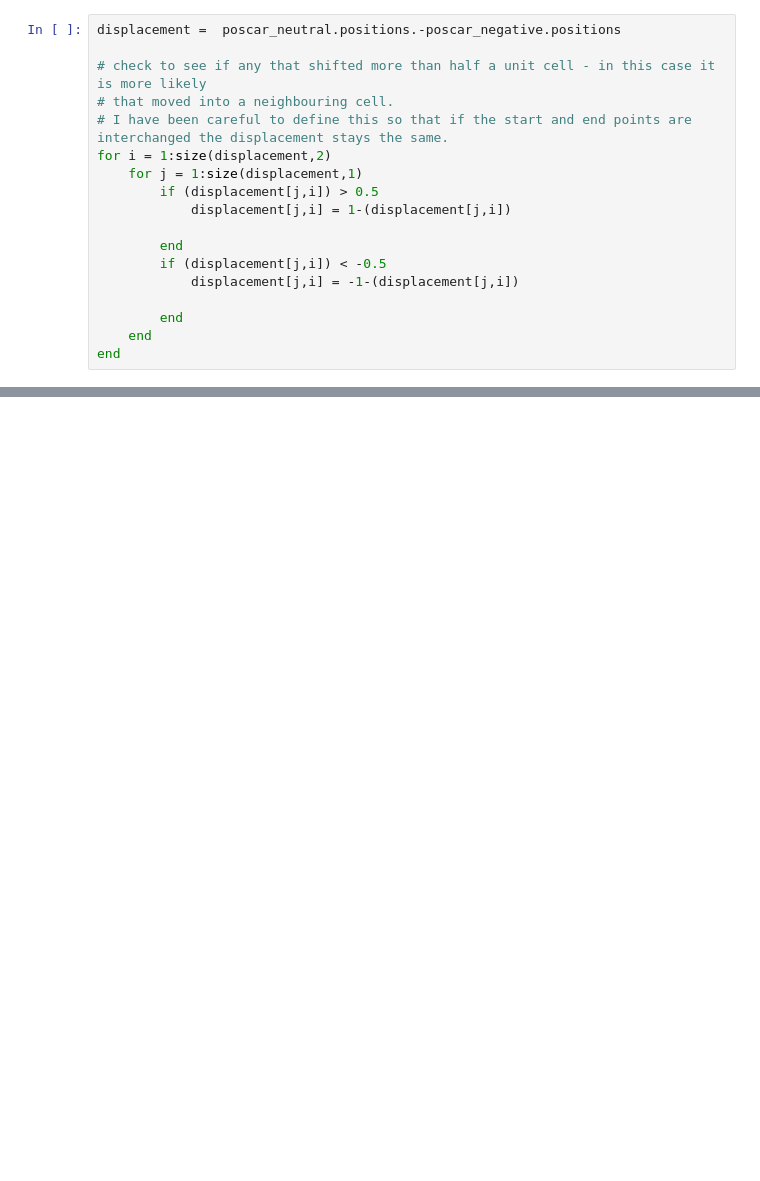
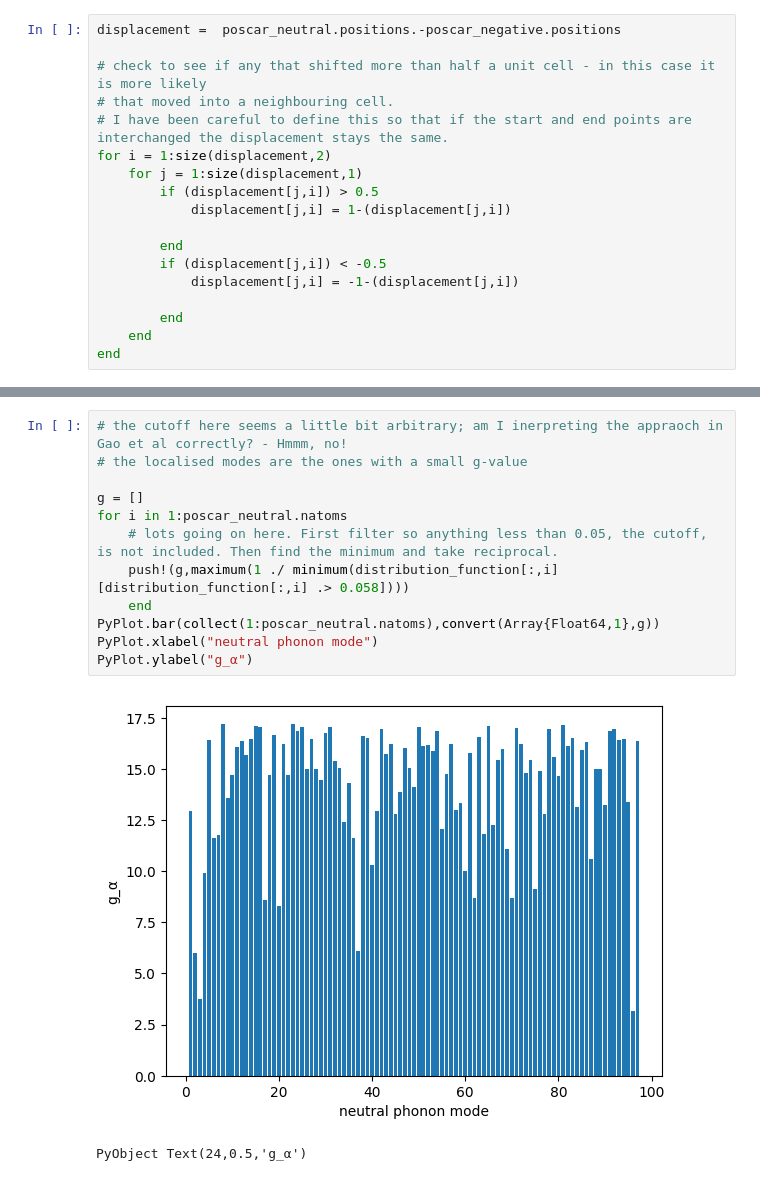
Before and after one commit to lucydot/Julia-Phonons, a Jupyter notebook: Notebook.ipynb, the cells around one changed output, grey strips where cells are left out. Cells and saved outputs as stored; diff of their text form; blank space fills up the shorter version.

```diff
--- a/Notebook.ipynb
+++ b/Notebook.ipynb
@@ -153,0 +185,15 @@ maximum(1 ./ distribution_function[:,i])
+# %%
+# the cutoff here seems a little bit arbitrary; am I inerpreting the appraoch in Gao et al correctly? - Hmmm, no!
+# the localised modes are the ones with a small g-value
+
+g = []
+for i in 1:poscar_neutral.natoms
+    # lots going on here. First filter so anything less than 0.05, the cutoff, is not included. Then find the minimum and take reciprocal.
+    push!(g,maximum(1 ./ minimum(distribution_function[:,i][distribution_function[:,i] .> 0.058])))
+    end
+PyPlot.bar(collect(1:poscar_neutral.natoms),convert(Array{Float64,1},g))
+PyPlot.xlabel("neutral phonon mode")
+PyPlot.ylabel("g_α")
+# %% [output]
+[figure, added]
+PyObject Text(24,0.5,'g_α')
```
Also changed, not shown: parts of 22 cells of this notebook, 2 other files.
